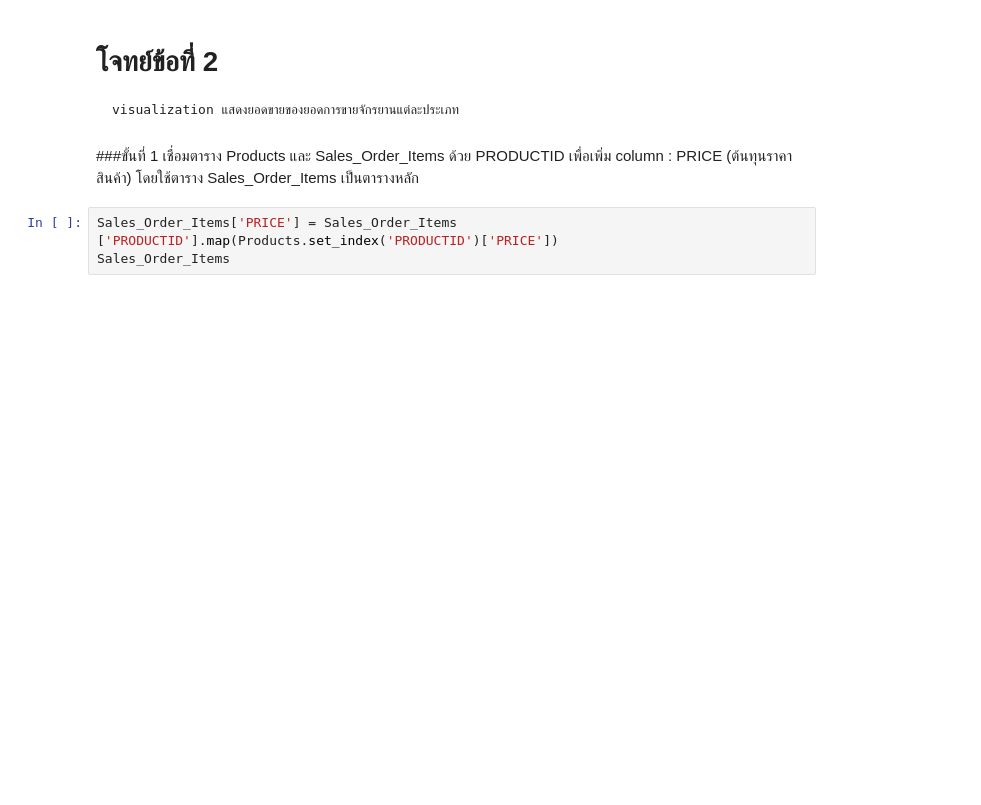
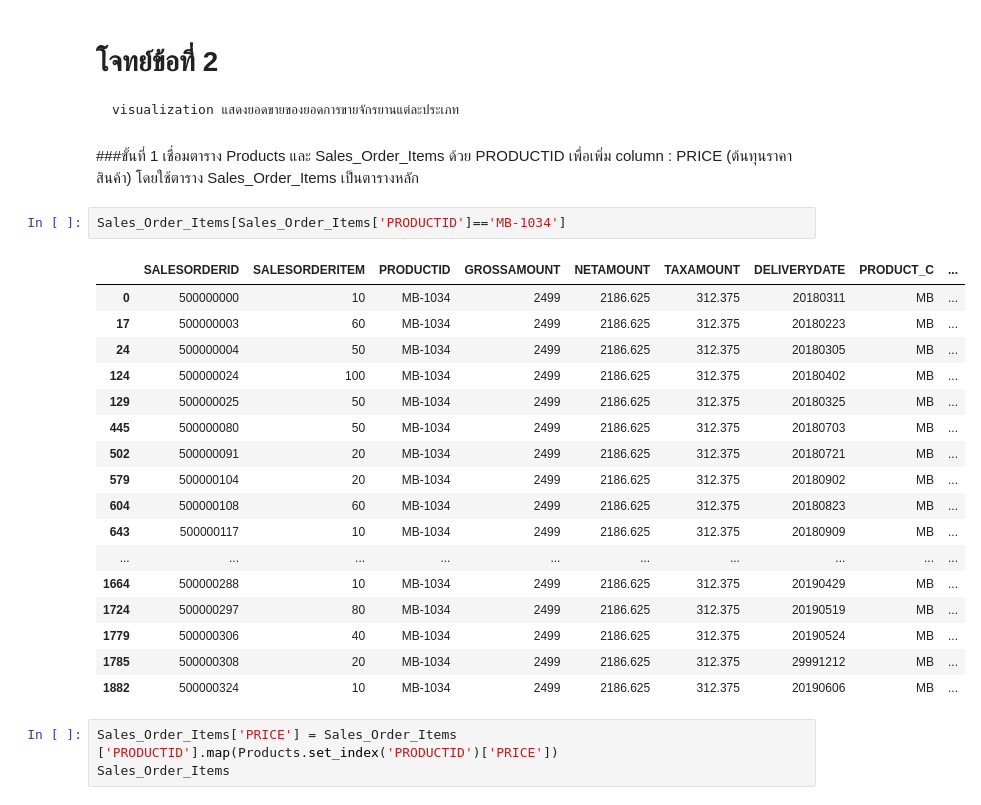
Before and after one commit to nicha0524/DPDM2021, a Jupyter notebook: Project.ipynb, the cells around one changed output. Cells and saved outputs as stored; diff of their text form; blank space fills up the shorter version.

```diff
--- a/Project.ipynb
+++ b/Project.ipynb
@@ -509,6 +513,26 @@ bicycle.iloc[:,[0,2]]
     visualization แสดงยอดขายของยอดการขายจักรยานแต่ละประเภท
 # %% [markdown]
 ###ขั้นที่ 1 เชื่อมตาราง Products และ Sales_Order_Items ด้วย PRODUCTID เพื่อเพิ่ม column : PRICE (ต้นทุนราคาสินค้า) โดยใช้ตาราง Sales_Order_Items เป็นตารางหลัก
+# %%
+Sales_Order_Items[Sales_Order_Items['PRODUCTID']=='MB-1034']
+# %% [output]
+|  | SALESORDERID | SALESORDERITEM | PRODUCTID | GROSSAMOUNT | NETAMOUNT | TAXAMOUNT | DELIVERYDATE | PRODUCT_C | ... |
+| 0 | 500000000 | 10 | MB-1034 | 2499 | 2186.625 | 312.375 | 20180311 | MB | ... |
+| 17 | 500000003 | 60 | MB-1034 | 2499 | 2186.625 | 312.375 | 20180223 | MB | ... |
+| 24 | 500000004 | 50 | MB-1034 | 2499 | 2186.625 | 312.375 | 20180305 | MB | ... |
+| 124 | 500000024 | 100 | MB-1034 | 2499 | 2186.625 | 312.375 | 20180402 | MB | ... |
+| 129 | 500000025 | 50 | MB-1034 | 2499 | 2186.625 | 312.375 | 20180325 | MB | ... |
+| 445 | 500000080 | 50 | MB-1034 | 2499 | 2186.625 | 312.375 | 20180703 | MB | ... |
+| 502 | 500000091 | 20 | MB-1034 | 2499 | 2186.625 | 312.375 | 20180721 | MB | ... |
+| 579 | 500000104 | 20 | MB-1034 | 2499 | 2186.625 | 312.375 | 20180902 | MB | ... |
+| 604 | 500000108 | 60 | MB-1034 | 2499 | 2186.625 | 312.375 | 20180823 | MB | ... |
+| 643 | 500000117 | 10 | MB-1034 | 2499 | 2186.625 | 312.375 | 20180909 | MB | ... |
+| ... | ... | ... | ... | ... | ... | ... | ... | ... | ... |
+| 1664 | 500000288 | 10 | MB-1034 | 2499 | 2186.625 | 312.375 | 20190429 | MB | ... |
+| 1724 | 500000297 | 80 | MB-1034 | 2499 | 2186.625 | 312.375 | 20190519 | MB | ... |
+| 1779 | 500000306 | 40 | MB-1034 | 2499 | 2186.625 | 312.375 | 20190524 | MB | ... |
+| 1785 | 500000308 | 20 | MB-1034 | 2499 | 2186.625 | 312.375 | 29991212 | MB | ... |
+| 1882 | 500000324 | 10 | MB-1034 | 2499 | 2186.625 | 312.375 | 20190606 | MB | ... |
 # %%
 Sales_Order_Items['PRICE'] = Sales_Order_Items ['PRODUCTID'].map(Products.set_index('PRODUCTID')['PRICE'])
 Sales_Order_Items
```
Also changed, not shown: parts of 14 cells of this notebook.
